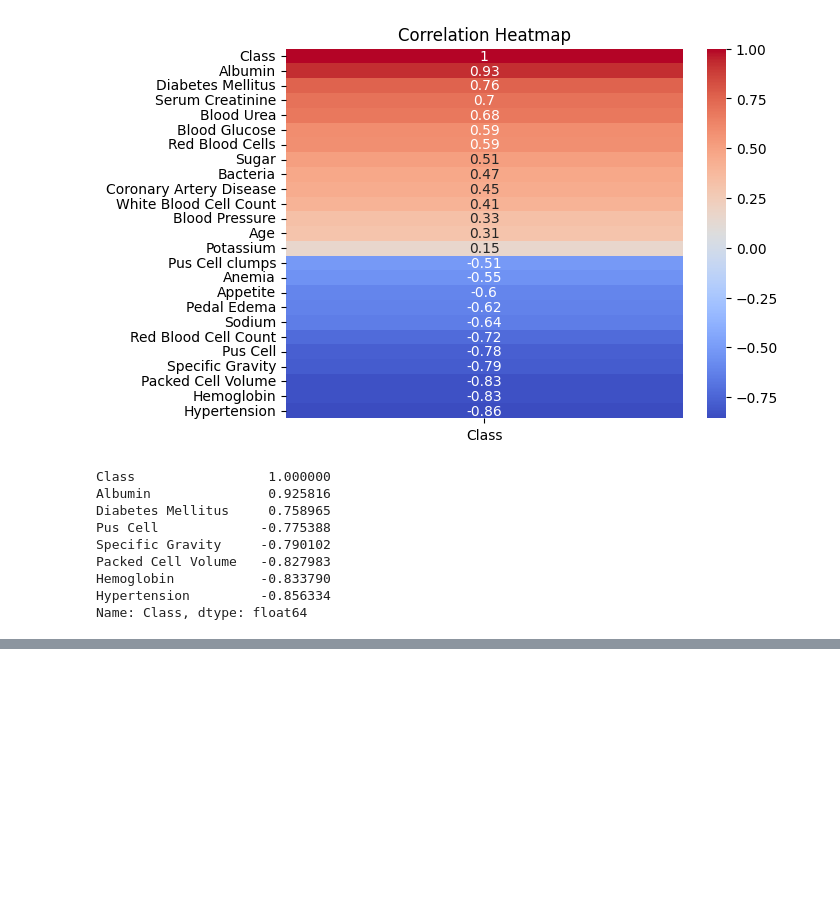
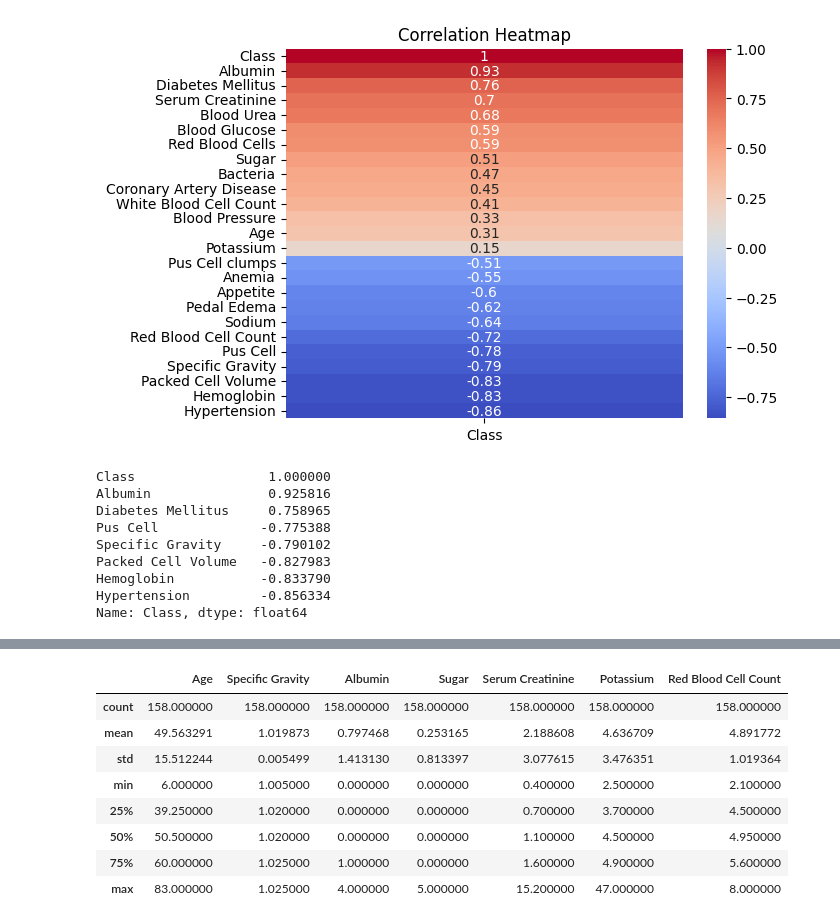
Before and after one commit to Shotza247/Chronic_Kidney_Disease_Class, a Jupyter notebook: CKD_Observation.ipynb, the cells around one changed output, grey strips where cells are left out. Drawn from its saved outputs; the diff is of its cells as text; code cells hidden in the pictures; blank space fills up the shorter version.

```diff
--- a/CKD_Observation.ipynb
+++ b/CKD_Observation.ipynb
@@ -266,3 +266,7 @@ Packed Cell Volume   -0.827983
 Hemoglobin           -0.833790
 Hypertension         -0.856334
 Name: Class, dtype: float64
+# %%
+Scale_Analysis = ckd_data.drop(categorical_data.columns, axis=1)
+Scale_Analysis.drop('Class', axis=1, inplace=True)
+Scale_Analysis.head()
@@ -268,0 +280,15 @@ Name: Class, dtype: float64
+# %%
+smallScale_targeted_columns = Scale_Analysis[['Age','Specific Gravity','Albumin','Sugar','Serum Creatinine','Potassium','Red Blood Cell Count']]
+largeScale_targeted_columns = Scale_Analysis.loc[:, ['Blood Pressure','Blood Glucose','Blood Urea','Sodium','White Blood Cell Count']]
+# %%
+smallScale_targeted_columns.describe()
+# %% [output]
+|  | Age | Specific Gravity | Albumin | Sugar | Serum Creatinine | Potassium | Red Blood Cell Count |
+| count | 158.000000 | 158.000000 | 158.000000 | 158.000000 | 158.000000 | 158.000000 | 158.000000 |
+| mean | 49.563291 | 1.019873 | 0.797468 | 0.253165 | 2.188608 | 4.636709 | 4.891772 |
+| std | 15.512244 | 0.005499 | 1.413130 | 0.813397 | 3.077615 | 3.476351 | 1.019364 |
+| min | 6.000000 | 1.005000 | 0.000000 | 0.000000 | 0.400000 | 2.500000 | 2.100000 |
+| 25% | 39.250000 | 1.020000 | 0.000000 | 0.000000 | 0.700000 | 3.700000 | 4.500000 |
+| 50% | 50.500000 | 1.020000 | 0.000000 | 0.000000 | 1.100000 | 4.500000 | 4.950000 |
+| 75% | 60.000000 | 1.025000 | 1.000000 | 0.000000 | 1.600000 | 4.900000 | 5.600000 |
+| max | 83.000000 | 1.025000 | 4.000000 | 5.000000 | 15.200000 | 47.000000 | 8.000000 |
```
Also changed, not shown: parts of 2 cells of this notebook.
